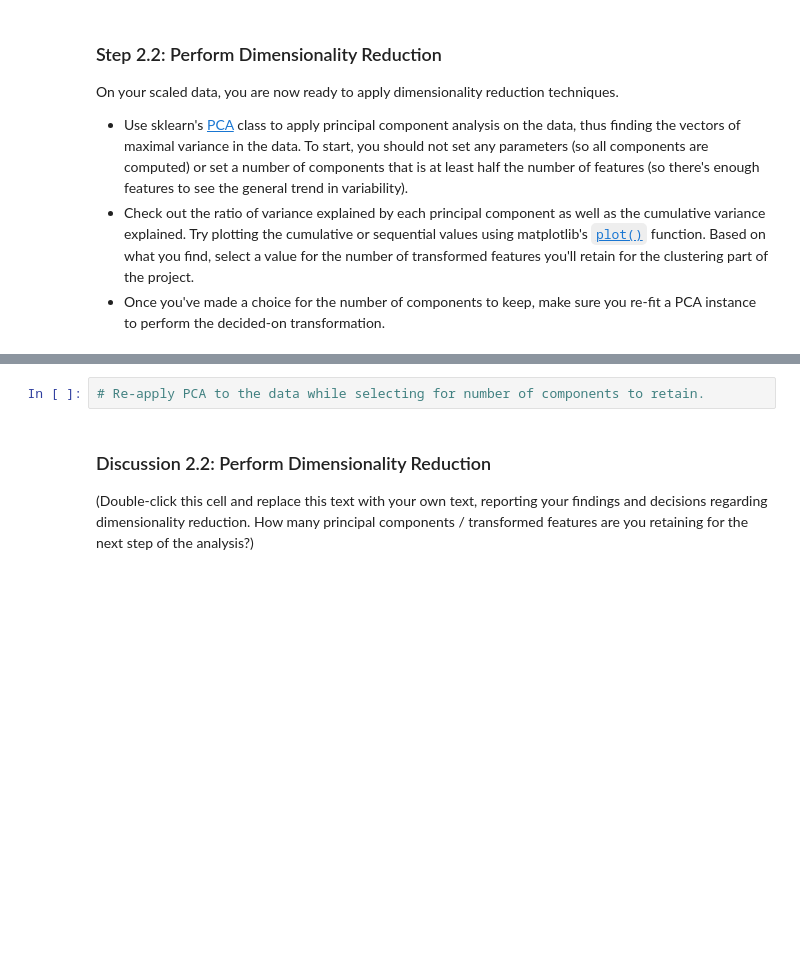
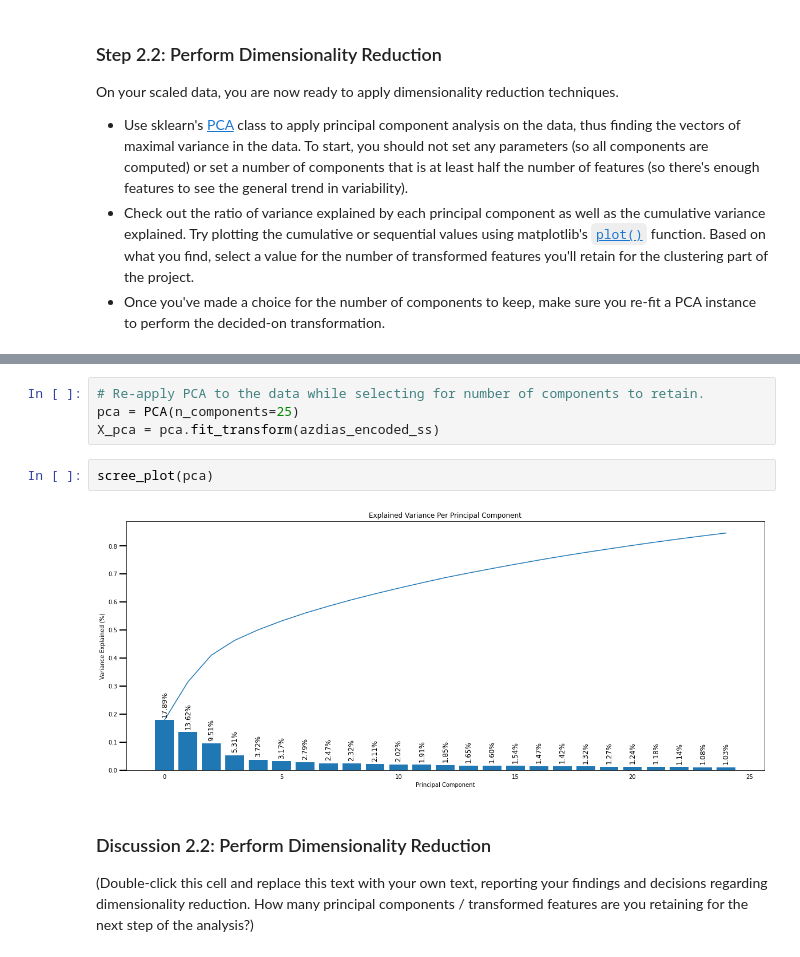
Before and after one commit to walidsi/identify-customer-segments, a Jupyter notebook: Identify_Customer_Segments.ipynb, the cells around one changed output, grey strips where cells are left out. Saved outputs shown, nothing was run; the diff lists cells and outputs as text; blank space fills up the shorter version.

```diff
--- a/Identify_Customer_Segments.ipynb
+++ b/Identify_Customer_Segments.ipynb
@@ -681,5 +753,11 @@ On your scaled data, you are now ready to apply dimensionality reduction techniq
 # %%
 # Re-apply PCA to the data while selecting for number of components to retain.
+pca = PCA(n_components=25)
+X_pca = pca.fit_transform(azdias_encoded_ss)
+# %%
+scree_plot(pca)
+# %% [output]
+[figure, added]
 # %% [markdown]
 ### Discussion 2.2: Perform Dimensionality Reduction
 
```
Also changed, not shown: parts of 15 cells of this notebook.
